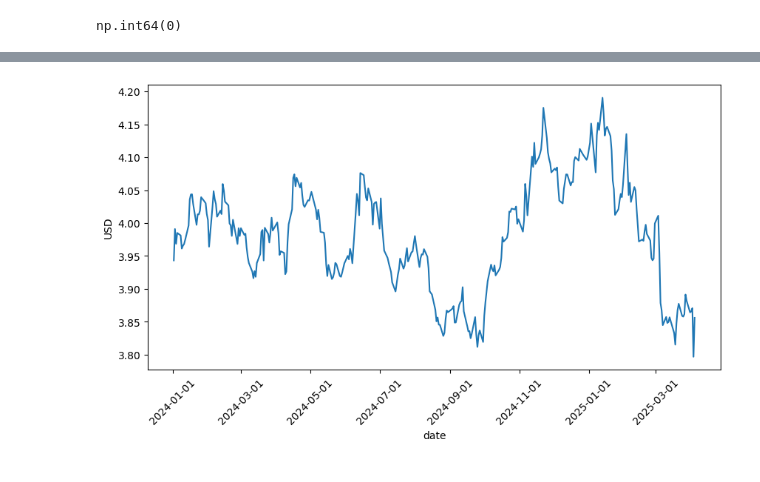
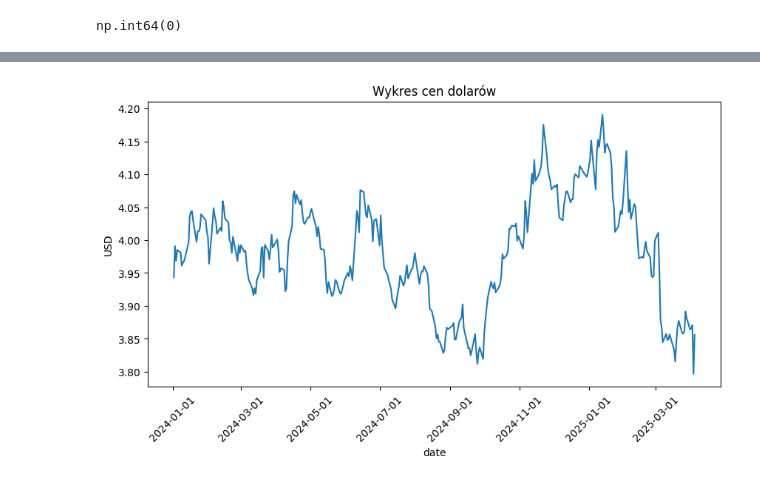
Before and after one commit to rafglo/Industry-Risk-Management, a Jupyter notebook: irm2.ipynb, the cells around one changed output, grey strips where cells are left out. Saved outputs shown, nothing was run; the diff lists cells and outputs as text; code cells hidden in the pictures.

```diff
--- a/irm2.ipynb
+++ b/irm2.ipynb
@@ -43,15 +61,11 @@ df["EUR"] = df["EUR"].str.replace(",", ".").astype(float)
 # %%
 import matplotlib.dates as mdates
-plt.figure(figsize=(10, 5))  # Powiększenie wykresu
-
+plt.figure(figsize=(10, 5))
 sns.lineplot(data=df, x="date", y="USD")
-
-plt.xticks(rotation=45)  # Obrót etykiet
-
-# Możesz ustawić etykiety na np. co tydzień
+plt.xticks(rotation=45)
 plt.gca().xaxis.set_major_locator(mdates.AutoDateLocator())
 plt.gca().xaxis.set_major_formatter(mdates.DateFormatter("%Y-%m-%d"))
-
+plt.title("Wykres cen dolarów")
 plt.show()
 # %% [output]
-[figure, old version]
+[figure, new version]
```
Also changed, not shown: parts of 8 cells of this notebook, 1 other file.
